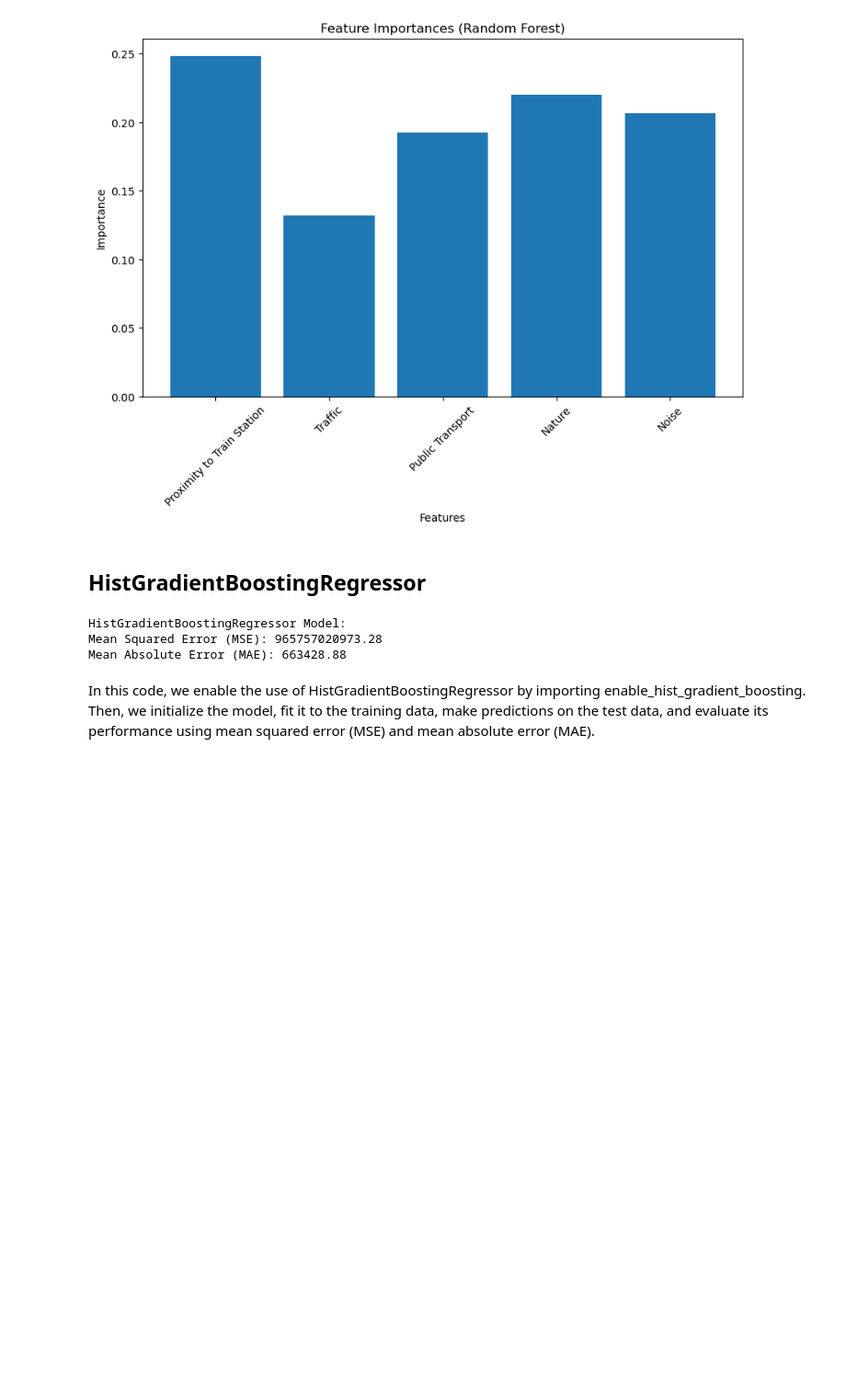
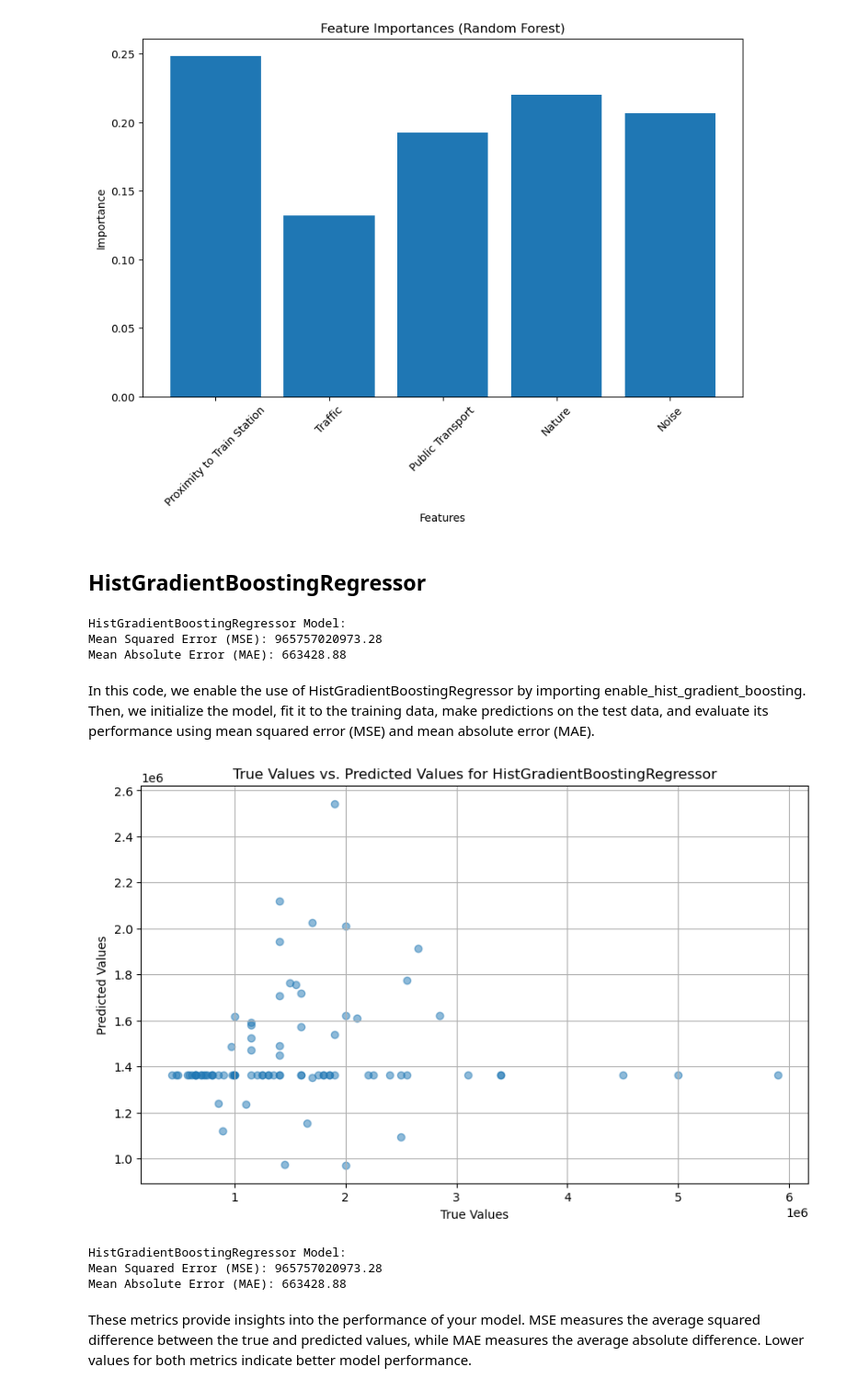
Before and after one commit to hemangsharma/36103_Assignmnet2_PartC, a Jupyter notebook: main.ipynb, the cells around one changed output. Shown at 92% size. Drawn from its saved outputs; the diff is of its cells as text; code cells hidden in the pictures; blank space fills up the shorter version.

```diff
--- a/main.ipynb
+++ b/main.ipynb
@@ -398,3 +416,44 @@ Mean Squared Error (MSE): 965757020973.28
 Mean Absolute Error (MAE): 663428.88
 # %% [markdown]
 In this code, we enable the use of HistGradientBoostingRegressor by importing enable_hist_gradient_boosting. Then, we initialize the model, fit it to the training data, make predictions on the test data, and evaluate its performance using mean squared error (MSE) and mean absolute error (MAE).
+# %%
+import matplotlib.pyplot as plt
+
+# Plot the predicted values against the true values (actual values)
+plt.figure(figsize=(10, 6))
+plt.scatter(y_test, y_pred_hist_gb, alpha=0.5)
+plt.xlabel('True Values')
+plt.ylabel('Predicted Values')
+plt.title('True Values vs. Predicted Values for HistGradientBoostingRegressor')
+plt.grid(True)
+plt.show()
+# %% [output]
+[figure, added]
+# %%
+from sklearn.experimental import enable_hist_gradient_boosting
+from sklearn.ensemble import HistGradientBoostingRegressor
+from sklearn.metrics import mean_squared_error, mean_absolute_error
+
+# Initialize the HistGradientBoostingRegressor model
+hist_gb_model = HistGradientBoostingRegressor(random_state=42)
+
+# Fit the model to the training data
+hist_gb_model.fit(X_train, y_train)
+
+# Make predictions on the test data
+y_pred_hist_gb = hist_gb_model.predict(X_test)
+
+# Evaluate the HistGradientBoostingRegressor model
+mse_hist_gb = mean_squared_error(y_test, y_pred_hist_gb)
+mae_hist_gb = mean_absolute_error(y_test, y_pred_hist_gb)
+
+# Print the evaluation metrics
+print("HistGradientBoostingRegressor Model:")
+print(f"Mean Squared Error (MSE): {mse_hist_gb:.2f}")
+print(f"Mean Absolute Error (MAE): {mae_hist_gb:.2f}")
+# %% [output]
+HistGradientBoostingRegressor Model:
+Mean Squared Error (MSE): 965757020973.28
+Mean Absolute Error (MAE): 663428.88
+# %% [markdown]
+These metrics provide insights into the performance of your model. MSE measures the average squared difference between the true and predicted values, while MAE measures the average absolute difference. Lower values for both metrics indicate better model performance.
```
Also changed, not shown: parts of 2 cells of this notebook.
